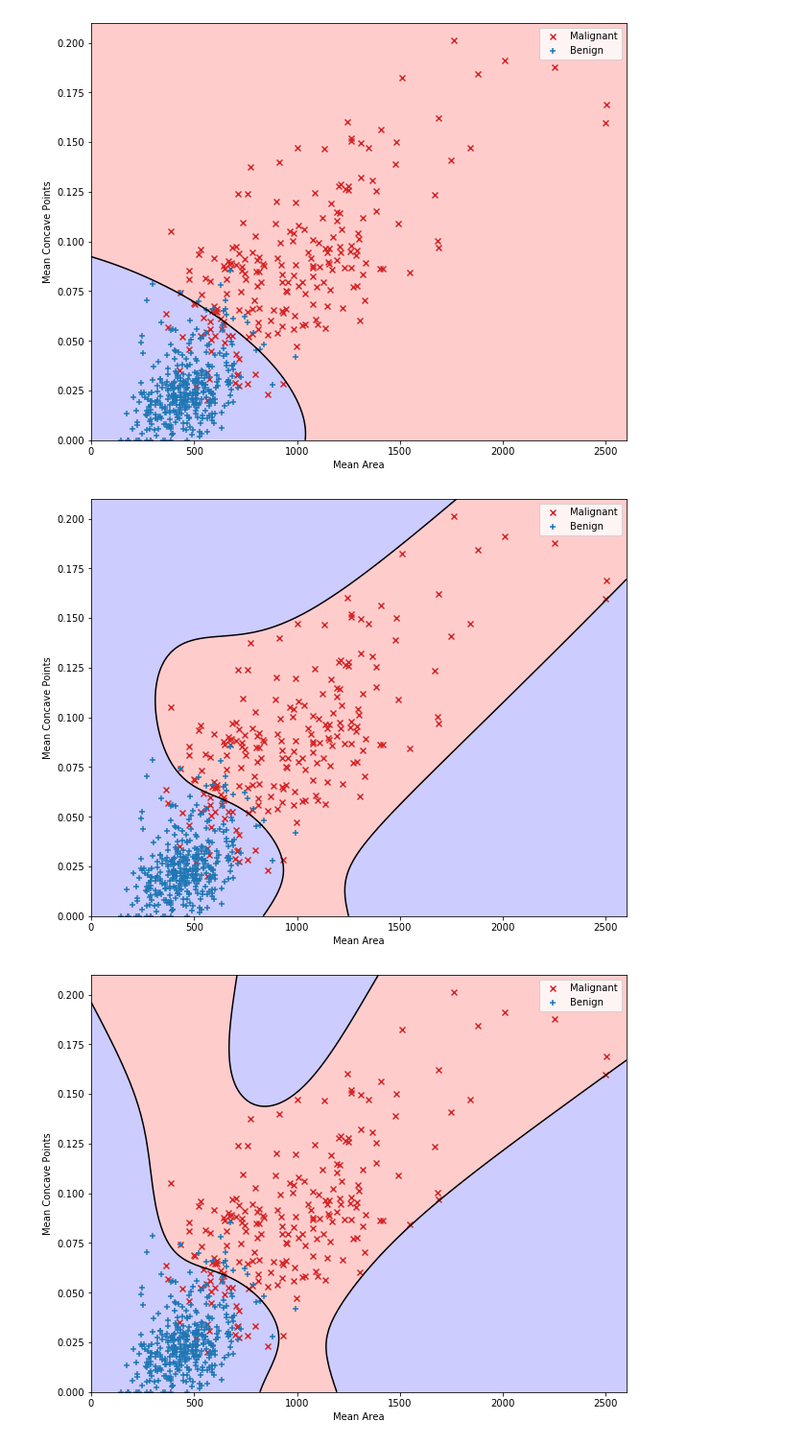
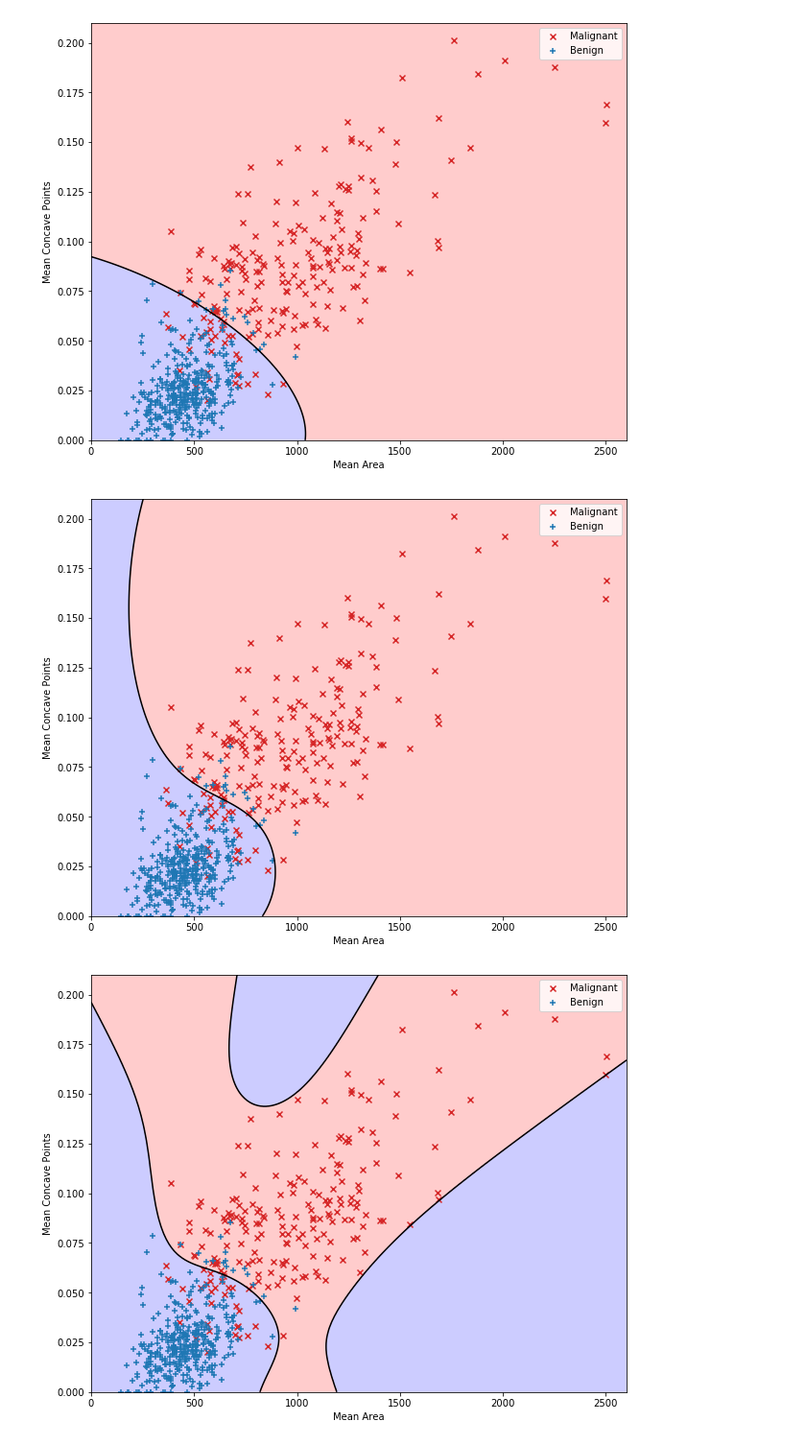
Before and after one commit to IS3UniCologne/DSML_2021, a Jupyter notebook: 03_Workshops/DSML_WS_10_Classification/DSML_WS_10_Classification.ipynb, the cells around one changed output. Shown: that part at 96% size. Saved outputs shown, nothing was run; the diff lists cells and outputs as text; code cells hidden in the pictures.

```diff
--- a/03_Workshops/DSML_WS_10_Classification/DSML_WS_10_Classification.ipynb
+++ b/03_Workshops/DSML_WS_10_Classification/DSML_WS_10_Classification.ipynb
@@ -336,0 +347,32 @@ Log Classifier (Training) Accuracy:  0.9929701230228472
+# %%
+# YOUR CODE HERE
+
+# let's take all the info that is available for now (you could run feature selection tests later)
+X_full = np.array(cancer_df[['radius_mean', 'texture_mean', 'perimeter_mean',
+       'area_mean', 'smoothness_mean', 'compactness_mean', 'concavity_mean',
+       'concave points_mean', 'symmetry_mean', 'fractal_dimension_mean',
+       'radius_se', 'texture_se', 'perimeter_se', 'area_se', 'smoothness_se',
+       'compactness_se', 'concavity_se', 'concave points_se', 'symmetry_se',
+       'fractal_dimension_se', 'radius_worst', 'texture_worst',
+       'perimeter_worst', 'area_worst', 'smoothness_worst',
+       'compactness_worst', 'concavity_worst', 'concave points_worst',
+       'symmetry_worst', 'fractal_dimension_worst']])
+
+Y = np.array(cancer_df["diagnosis"])
+
+
+# transform X by normalizing (zero mean, unit variance)
+norm_full = StandardScaler()
+X_norm_full = norm_full.fit_transform(X_full)
+
+# train SVM and logistic regression
+model_SVM_full = LinearSVC(loss="hinge")
+model_SVM_full.fit(X_norm_full,Y)
+
+model_log_full = LogisticRegression(C=1000)
+model_log_full.fit(X_norm_full,Y)
+
+# compute accuracy on training data
+
+print ("SVM Classifier (Training) Accuracy: ", (model_SVM_full.predict(norm_full.transform(X_full)) == Y).mean())
+print ("Log Classifier (Training) Accuracy: ", (model_log_full.predict(norm_full.transform(X_full)) == Y).mean())
@@ -390,13 +435,13 @@ plot_classification_sklearn_non_lin(model_SVM_poly, norm, deg)
 # %% [output]
 [figure]
 # %%
-deg=4
+deg=3
 Phi = poly_feat_sklearn(X_norm, deg)
 model_SVM_poly = LinearSVC(loss='hinge',max_iter=100000)
 model_SVM_poly.fit(Phi, Y)
 plot_classification_sklearn_non_lin(model_SVM_poly, norm, deg)
 # %% [output]
-[figure, old version]
+[figure, new version]
 # %%
 deg=6
 Phi = poly_feat_sklearn(X_norm, deg)
```
Also changed, not shown: parts of 11 cells of this notebook.
